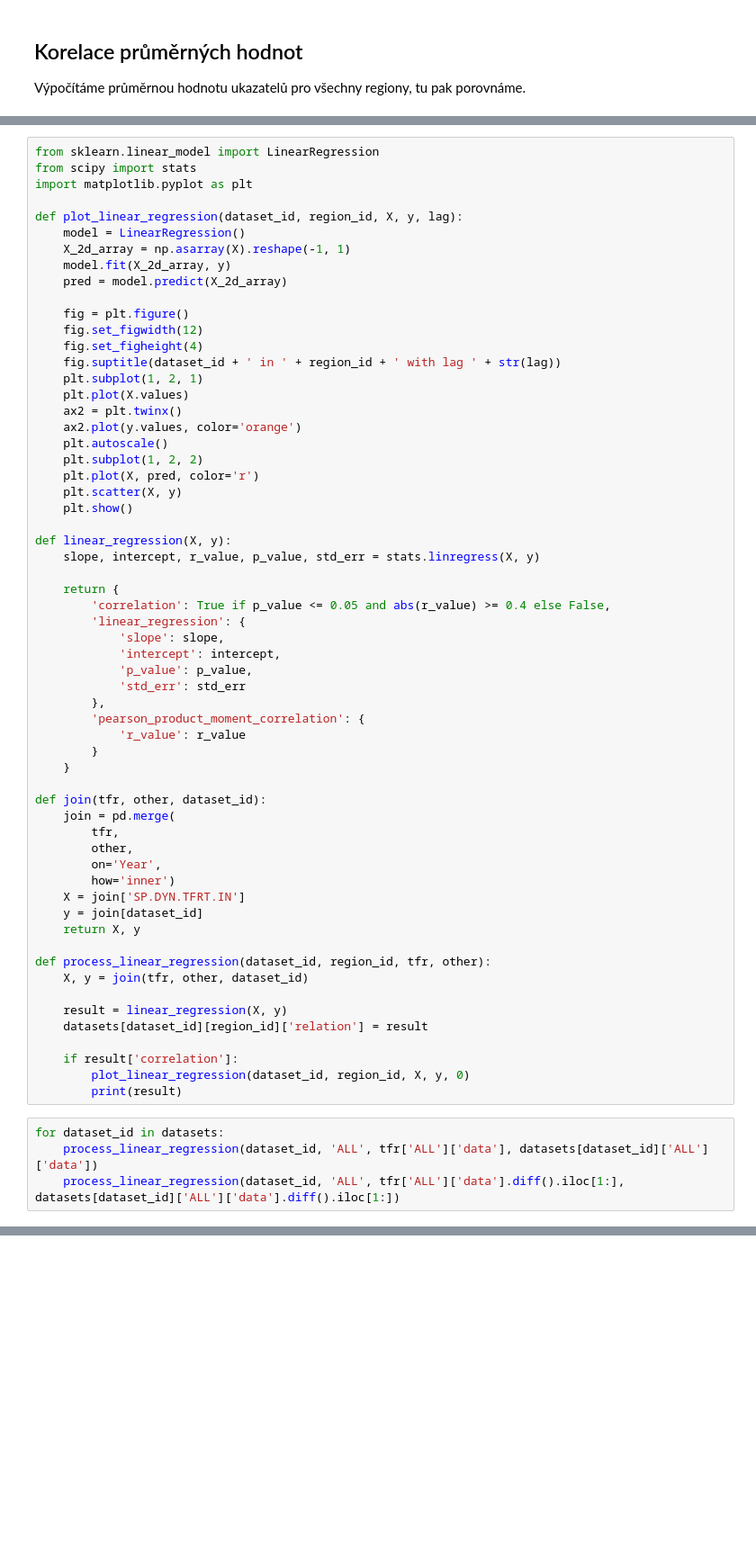
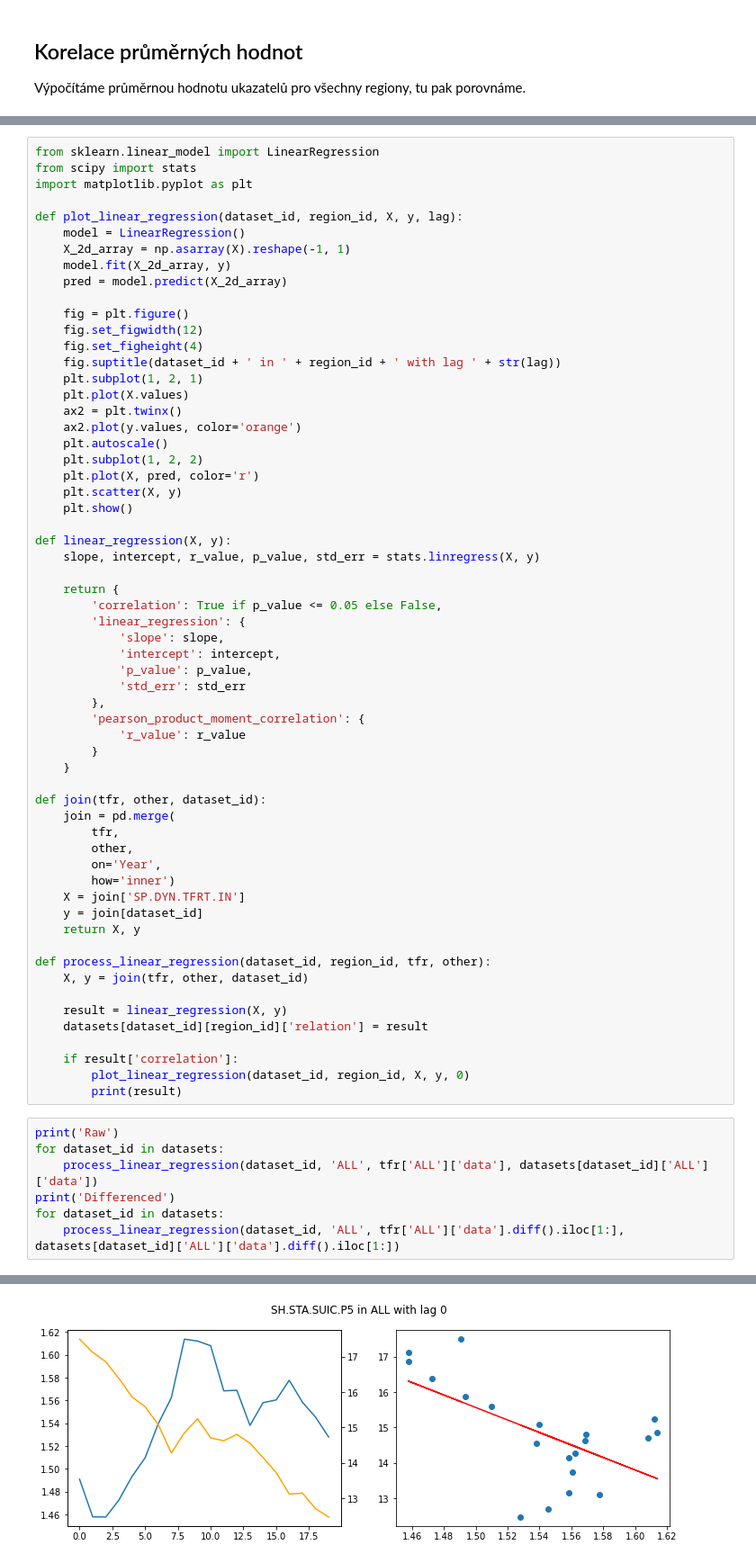
Before and after one commit to opendatalabcz/tfr-dashboard, a Jupyter notebook: data/nb/inter_region_correlation.ipynb, the cells around one changed output, grey strips where cells are left out. Shown at 90% size. Cells and saved outputs as stored; diff of their text form; blank space fills up the shorter version.

```diff
--- a/data/nb/inter_region_correlation.ipynb
+++ b/data/nb/inter_region_correlation.ipynb
@@ -336,7 +337,7 @@ def linear_regression(X, y):
     slope, intercept, r_value, p_value, std_err = stats.linregress(X, y)
 
     return {
-        'correlation': True if p_value <= 0.05 and abs(r_value) >= 0.4 else False,
+        'correlation': True if p_value <= 0.05 else False,
         'linear_regression': {
             'slope': slope,
             'intercept': intercept,
@@ -368,6 +369,10 @@ def process_linear_regression(dataset_id, region_id, tfr, other):
         plot_linear_regression(dataset_id, region_id, X, y, 0)
         print(result)
 # %%
+print('Raw')
 for dataset_id in datasets:
     process_linear_regression(dataset_id, 'ALL', tfr['ALL']['data'], datasets[dataset_id]['ALL']['data'])
+print('Differenced')
+for dataset_id in datasets:
     process_linear_regression(dataset_id, 'ALL', tfr['ALL']['data'].diff().iloc[1:], datasets[dataset_id]['ALL']['data'].diff().iloc[1:])
+# %% [output]
@@ -373,0 +380 @@ for dataset_id in datasets:
+[figure, added]
```
Also changed, not shown: parts of 5 cells of this notebook, 5 other files.
